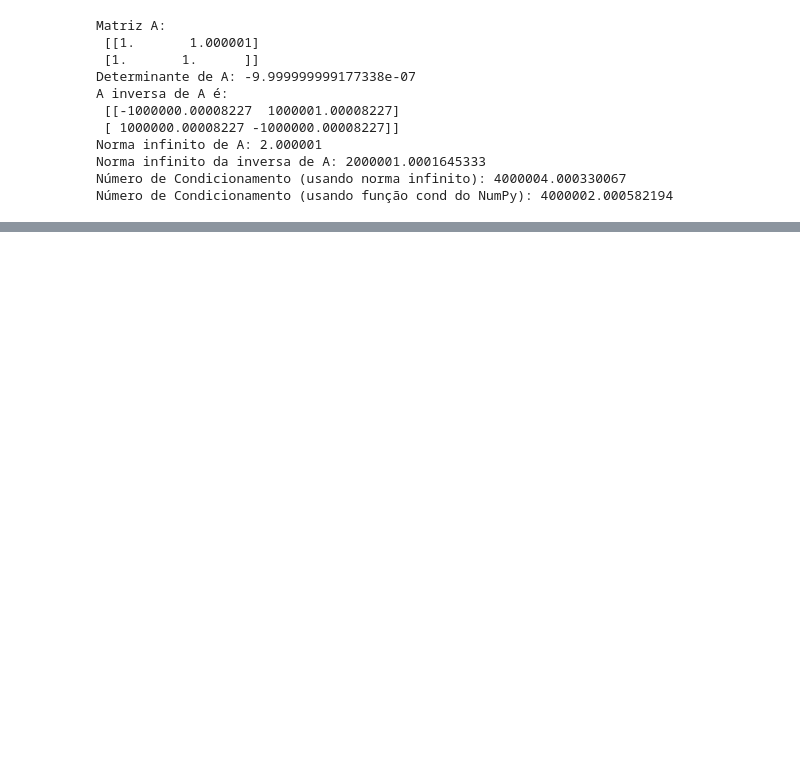
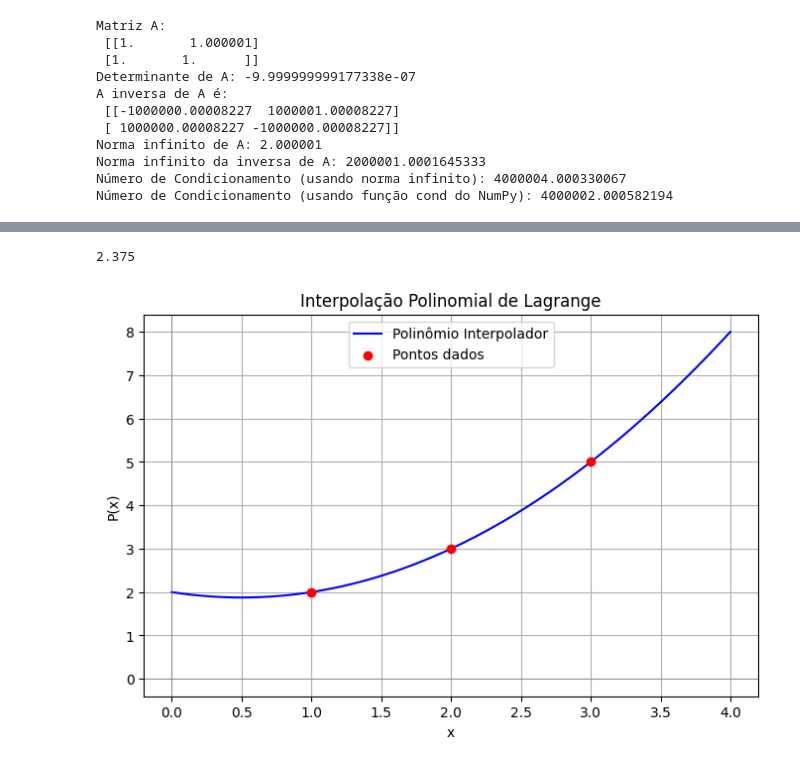
Before and after one commit to Lucas-Abrantes/computational_modeling, a Jupyter notebook: module_1/linear_system/main.ipynb, the cells around one changed output, grey strips where cells are left out. Drawn from its saved outputs; the diff is of its cells as text; code cells hidden in the pictures; blank space fills up the shorter version.

```diff
--- a/module_1/linear_system/main.ipynb
+++ b/module_1/linear_system/main.ipynb
@@ -45,0 +199,40 @@ Número de Condicionamento (usando função cond do NumPy): 4000002.000582194
+# %%
+import matplotlib.pyplot as plt
+import numpy as np
+
+def lagrange_interpolacao(x_pontos, y_pontos, x):
+    n = len(x_pontos)
+    resultado = 0.0
+
+    for j in range(n):
+        termo = y_pontos[j]
+        for m in range(n):
+            if m != j:
+                termo *= (x - x_pontos[m]) / (x_pontos[j] - x_pontos[m])
+        resultado += termo
+
+    return resultado
+
+# Pontos conhecidos
+x_vals = [1.0, 2.0, 3.0]
+y_vals = [2.0, 3.0, 5.0]
+print(lagrange_interpolacao(x_vals, y_vals, 1.5))
+# Geração de pontos para o gráfico
+x_plot = np.linspace(min(x_vals) - 1, max(x_vals) + 1, 500)
+y_plot = [lagrange_interpolacao(x_vals, y_vals, x) for x in x_plot]
+
+# Gráfico
+plt.figure(figsize=(8, 5))
+plt.plot(x_plot, y_plot, label='Polinômio Interpolador', color='blue')
+plt.scatter(x_vals, y_vals, color='red', label='Pontos dados', zorder=5)
+plt.title('Interpolação Polinomial de Lagrange')
+plt.xlabel('x')
+plt.ylabel('P(x)')
+plt.grid(True)
+plt.legend()
+plt.axhline(0, color='gray', linewidth=0.5)
+plt.axvline(0, color='gray', linewidth=0.5)
+plt.show()
+# %% [output]
+2.375
+[figure, added]
```
Also changed, not shown: parts of 2 cells of this notebook, 1 other file.
